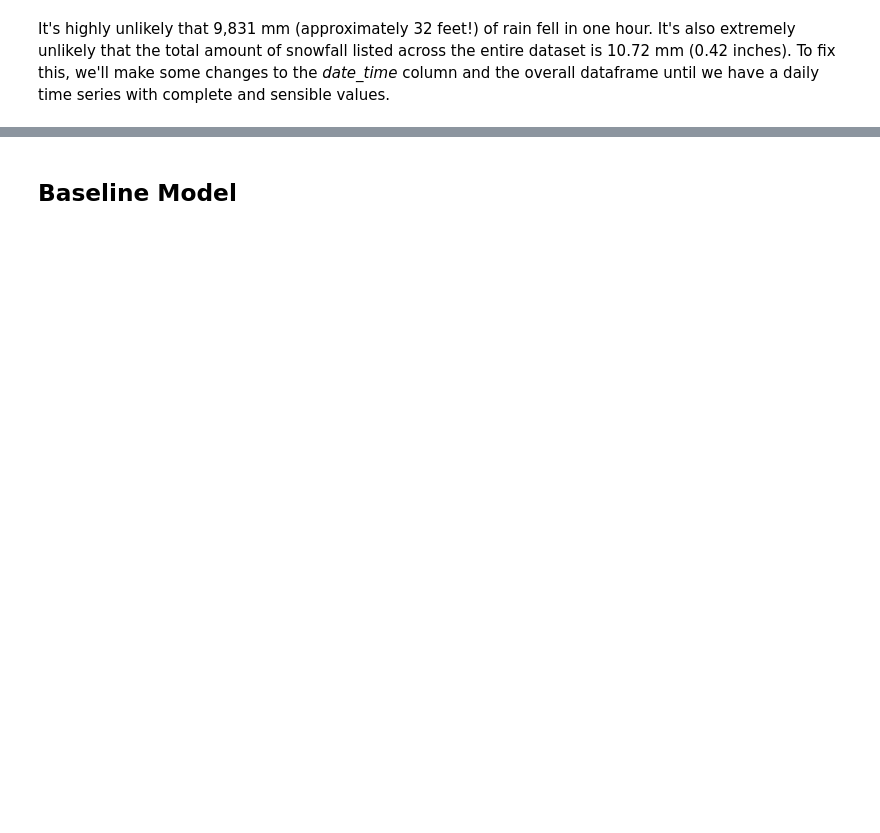
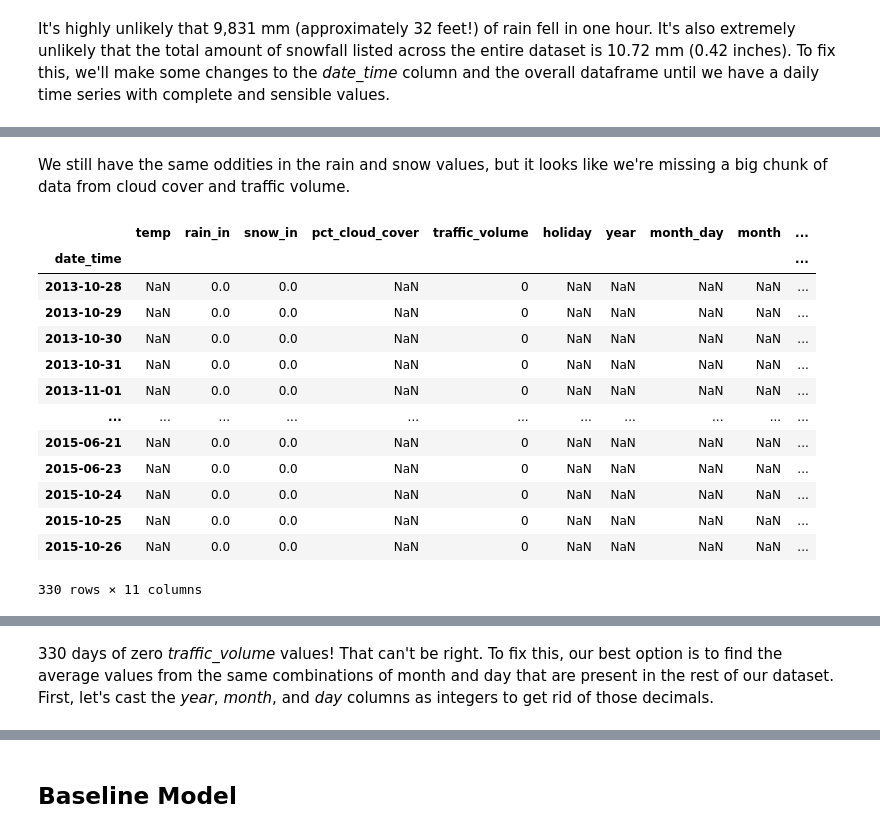
Before and after one commit to pschulk/I-94-Traffic-Volume-Predictions, a Jupyter notebook: EDA Notebook.ipynb, the cells around one changed output, grey strips where cells are left out. Cells and saved outputs as stored; diff of their text form; code cells hidden in the pictures; blank space fills up the shorter version.

```diff
--- a/EDA Notebook.ipynb
+++ b/EDA Notebook.ipynb
@@ -247,0 +269,20 @@ time: 0 ns (started: 2023-04-05 17:55:19 -06:00)
+# %% [markdown]
+We still have the same oddities in the rain and snow values, but it looks like we're missing a big chunk of data from cloud cover and traffic volume.
+# %%
+# Checking for zero values in traffic_volume
+df_daily[df_daily['traffic_volume'] == 0]
+# %% [output]
+|  | temp | rain_in | snow_in | pct_cloud_cover | traffic_volume | holiday | year | month_day | month | ... |
+| date_time |  |  |  |  |  |  |  |  |  | ... |
+| 2013-10-28 | NaN | 0.0 | 0.0 | NaN | 0 | NaN | NaN | NaN | NaN | ... |
+| 2013-10-29 | NaN | 0.0 | 0.0 | NaN | 0 | NaN | NaN | NaN | NaN | ... |
+| 2013-10-30 | NaN | 0.0 | 0.0 | NaN | 0 | NaN | NaN | NaN | NaN | ... |
+| 2013-10-31 | NaN | 0.0 | 0.0 | NaN | 0 | NaN | NaN | NaN | NaN | ... |
+| 2013-11-01 | NaN | 0.0 | 0.0 | NaN | 0 | NaN | NaN | NaN | NaN | ... |
+| ... | ... | ... | ... | ... | ... | ... | ... | ... | ... | ... |
+| 2015-06-21 | NaN | 0.0 | 0.0 | NaN | 0 | NaN | NaN | NaN | NaN | ... |
+| 2015-06-23 | NaN | 0.0 | 0.0 | NaN | 0 | NaN | NaN | NaN | NaN | ... |
+| 2015-10-24 | NaN | 0.0 | 0.0 | NaN | 0 | NaN | NaN | NaN | NaN | ... |
+| 2015-10-25 | NaN | 0.0 | 0.0 | NaN | 0 | NaN | NaN | NaN | NaN | ... |
+| 2015-10-26 | NaN | 0.0 | 0.0 | NaN | 0 | NaN | NaN | NaN | NaN | ... |
+330 rows × 11 columns
@@ -247,0 +290,2 @@ time: 0 ns (started: 2023-04-05 17:55:19 -06:00)
+# %% [markdown]
+330 days of zero *traffic_volume* values! That can't be right. To fix this, our best option is to find the average values from the same combinations of month and day that are present in the rest of our dataset. First, let's cast the *year*, *month*, and *day* columns as integers to get rid of those decimals.
```
Also changed, not shown: parts of 59 cells of this notebook.
